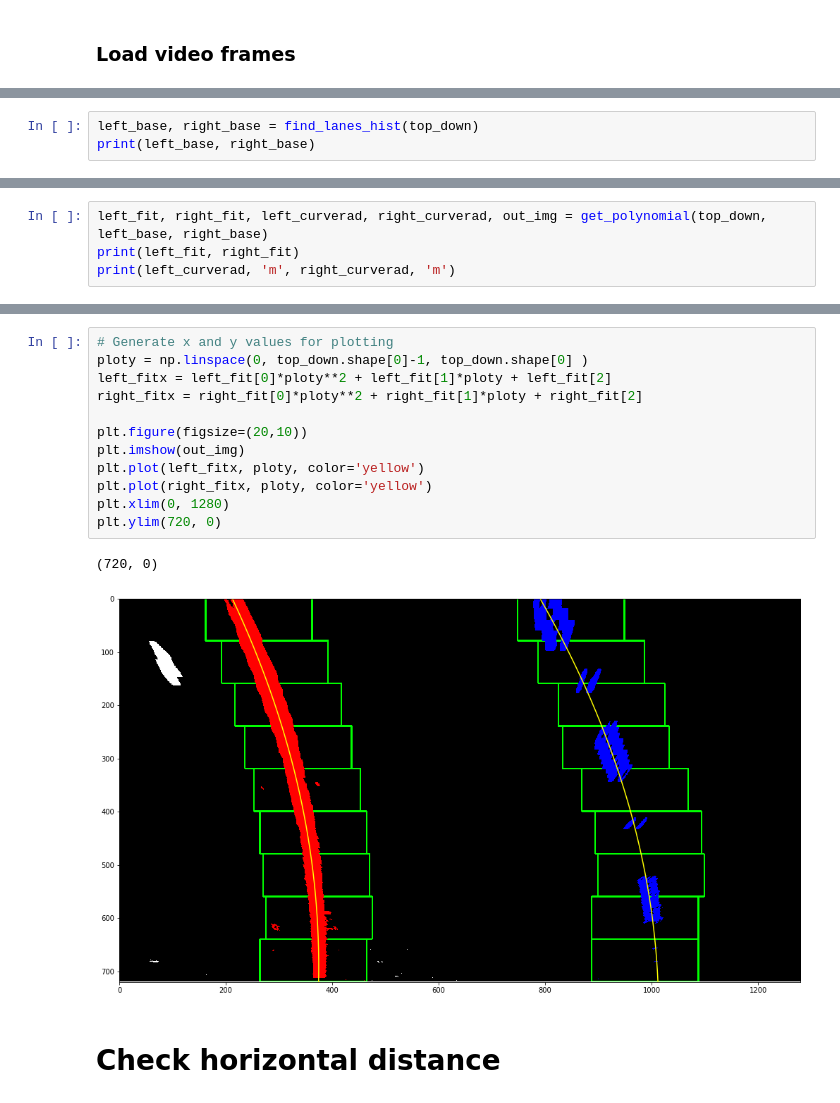
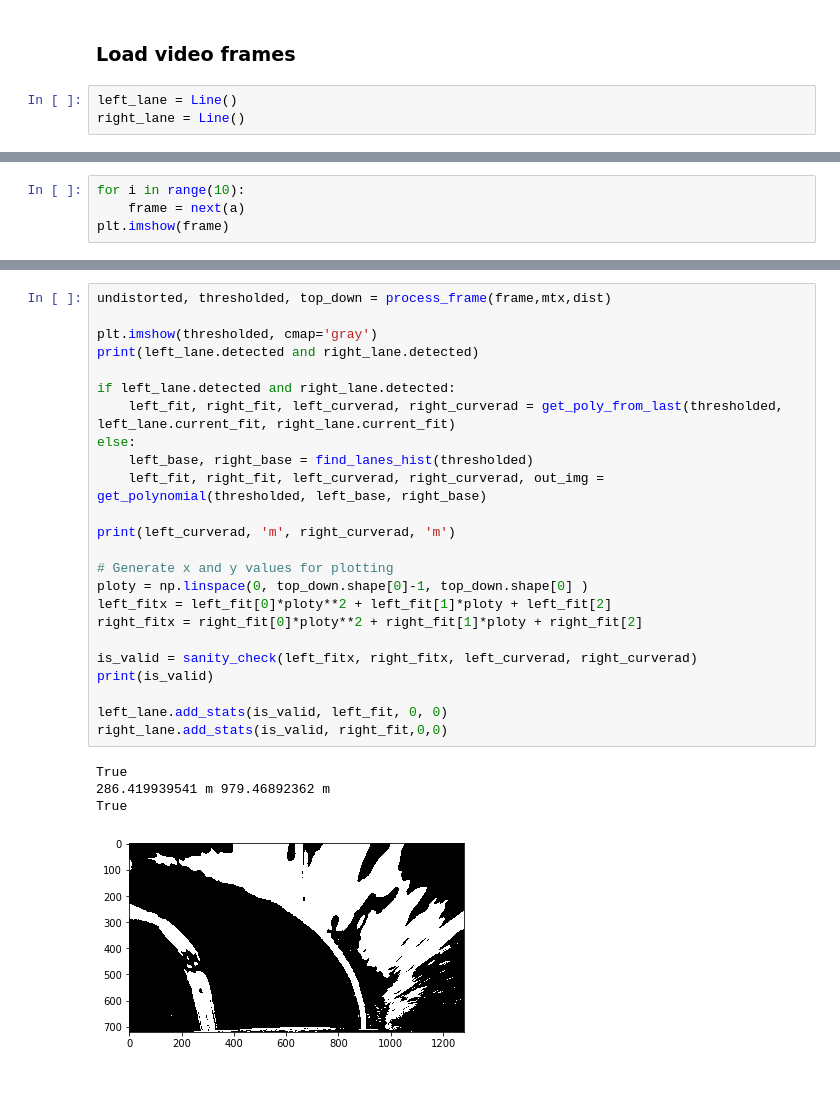
Before and after one commit to camigord/Self-Driving-Car-Nanodegree, a Jupyter notebook: P4-Advanced-Lane-Finding/Untitled.ipynb, the cells around one changed output, grey strips where cells are left out. Drawn from its saved outputs; the diff is of its cells as text.

```diff
--- a/P4-Advanced-Lane-Finding/Untitled.ipynb
+++ b/P4-Advanced-Lane-Finding/Untitled.ipynb
@@ -17,4 +18,7 @@ mtx = coeff['mtx']
 dist = coeff['dist']
 # %% [markdown]
 ### Load video frames
+# %%
+left_lane = Line()
+right_lane = Line()
 # %%
@@ -41,3 +27,0 @@ plt.imshow(top_down, cmap='gray')
-# %%
-left_base, right_base = find_lanes_hist(top_down)
-print(left_base, right_base)
@@ -46,4 +27,0 @@ print(left_base, right_base)
-# %%
-left_fit, right_fit, left_curverad, right_curverad, out_img = get_polynomial(top_down, left_base, right_base)
-print(left_fit, right_fit)
-print(left_curverad, 'm', right_curverad, 'm')
@@ -52,0 +28,4 @@ print(left_curverad, 'm', right_curverad, 'm')
+# %%
+for i in range(10):
+    frame = next(a)
+plt.imshow(frame)
@@ -53,17 +35,29 @@ print(left_curverad, 'm', right_curverad, 'm')
 # %%
+undistorted, thresholded, top_down = process_frame(frame,mtx,dist)
+
+plt.imshow(thresholded, cmap='gray')
+print(left_lane.detected and right_lane.detected)
+
+if left_lane.detected and right_lane.detected:
+    left_fit, right_fit, left_curverad, right_curverad = get_poly_from_last(thresholded, left_lane.current_fit, right_lane.current_fit)
+else:
+    left_base, right_base = find_lanes_hist(thresholded)
+    left_fit, right_fit, left_curverad, right_curverad, out_img = get_polynomial(thresholded, left_base, right_base)
+
+print(left_curverad, 'm', right_curverad, 'm')
+
 # Generate x and y values for plotting
 ploty = np.linspace(0, top_down.shape[0]-1, top_down.shape[0] )
 left_fitx = left_fit[0]*ploty**2 + left_fit[1]*ploty + left_fit[2]
 right_fitx = right_fit[0]*ploty**2 + right_fit[1]*ploty + right_fit[2]
 
-plt.figure(figsize=(20,10))
-plt.imshow(out_img)
-plt.plot(left_fitx, ploty, color='yellow')
-plt.plot(right_fitx, ploty, color='yellow')
-plt.xlim(0, 1280)
-plt.ylim(720, 0)
+is_valid = sanity_check(left_fitx, right_fitx, left_curverad, right_curverad)
+print(is_valid)
+
+left_lane.add_stats(is_valid, left_fit, 0, 0)
+right_lane.add_stats(is_valid, right_fit,0,0)
 # %% [output]
-(720, 0)
+True
+286.419939541 m 979.46892362 m
+True
-[figure, old version]
+[figure, new version]
-# %% [markdown]
-# Check horizontal distance
```
Also changed, not shown: parts of 11 cells of this notebook, 3 other files.
